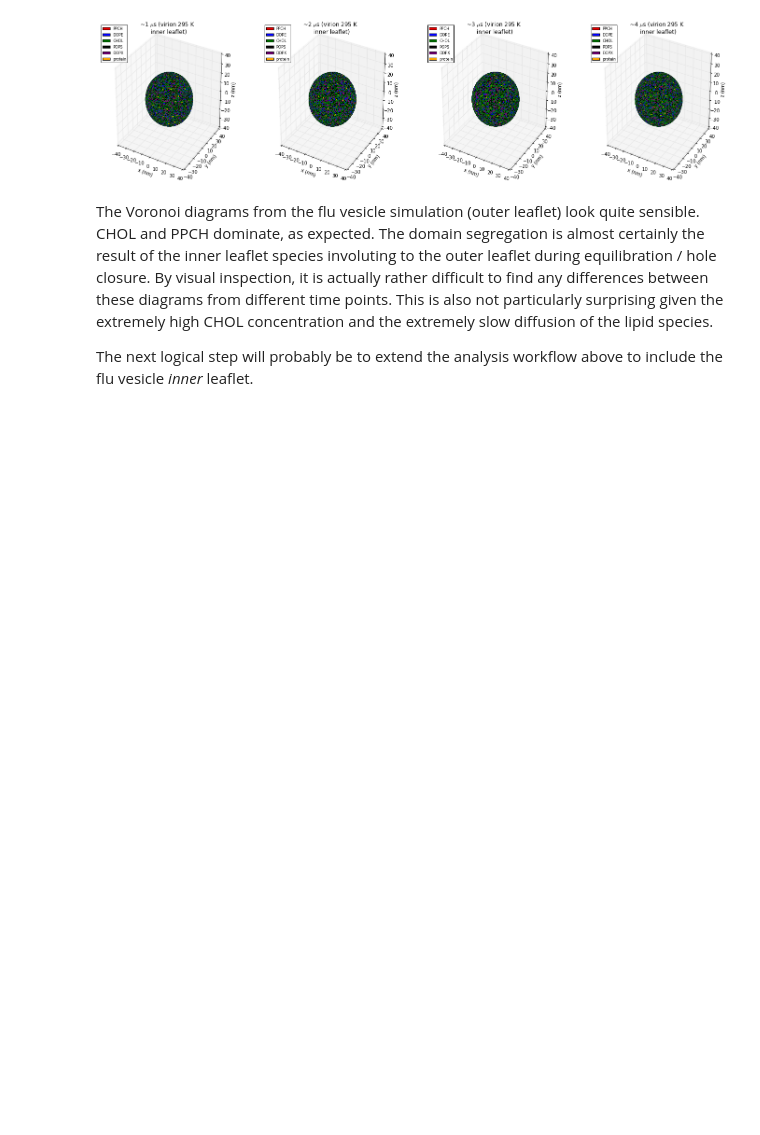
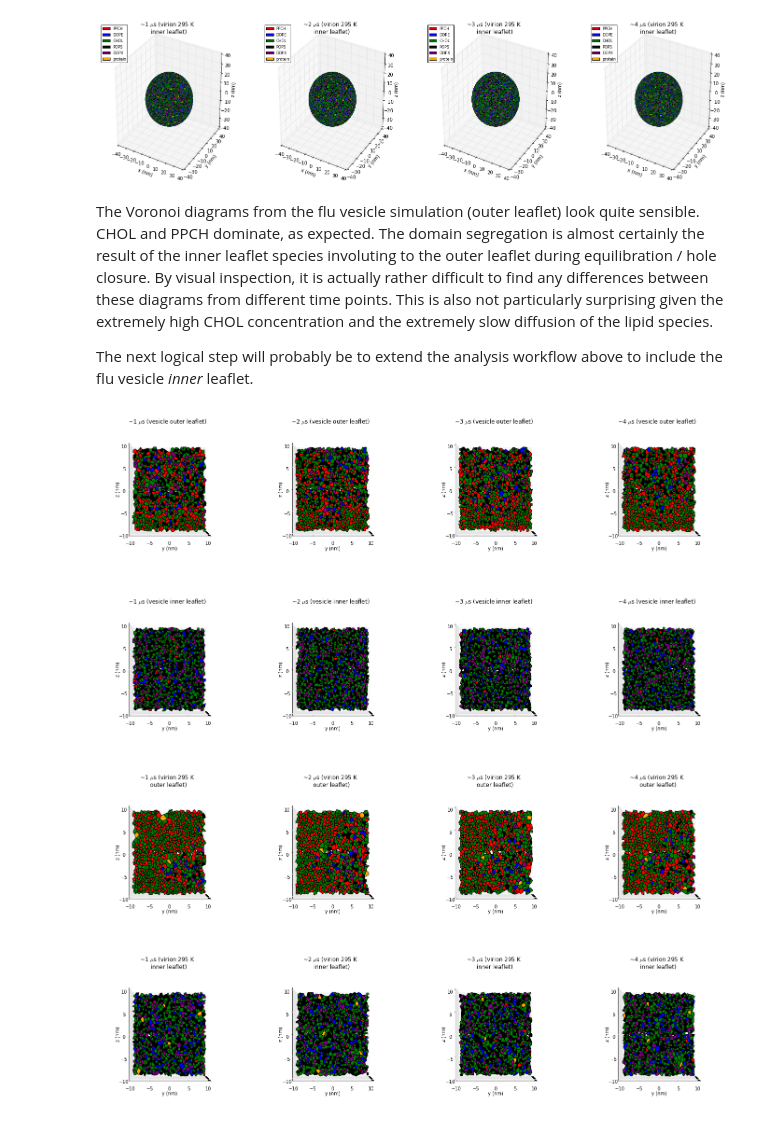
Before and after one commit to tylerjereddy/viral_voronoi_analysis, a Jupyter notebook: spherical_Voronoi_virus_analysis.ipynb, the cells around one changed output. Saved outputs shown, nothing was run; the diff lists cells and outputs as text; code cells hidden in the pictures; blank space fills up the shorter version.

```diff
--- a/spherical_Voronoi_virus_analysis.ipynb
+++ b/spherical_Voronoi_virus_analysis.ipynb
@@ -802,3 +785,26 @@ voronoi_analysis_library.plot_sample_Voronoi_diagrams(fig6,list_voronoi_indices,
 The Voronoi diagrams from the flu vesicle simulation (outer leaflet) look quite sensible. CHOL and PPCH dominate, as expected. The domain segregation is almost certainly the result of the inner leaflet species involuting to the outer leaflet during equilibration / hole closure. By visual inspection, it is actually rather difficult to find any differences between these diagrams from different time points. This is also not particularly surprising given the extremely high CHOL concentration and the extremely slow diffusion of the lipid species.
 
 The next logical step will probably be to extend the analysis workflow above to include the flu vesicle *inner* leaflet.
+# %%
+#plot matching zoom-in views of Voronoi diagrams (so Voronoi cells can be seen more clearly)
+#sim33 outer leaflet:
+fig7 = plt.figure()
+list_voronoi_indices = [7,17,27,37]
+voronoi_analysis_library.plot_sample_Voronoi_diagrams_zoom(fig7,list_voronoi_indices,'voronoi_cell_list_vertex_arrays','vesicle outer leaflet',dictionary_headgroup_data)
+#sim33 inner leaflet:
+fig8 = plt.figure()
+list_voronoi_indices = [7,17,27,37]
+voronoi_analysis_library.plot_sample_Voronoi_diagrams_zoom(fig8,list_voronoi_indices,'voronoi_cell_list_vertex_arrays_inner_leaflet','vesicle inner leaflet',dictionary_headgroup_data)
+#sim35 outer leaflet:
+fig9 = plt.figure()
+list_voronoi_indices = [10,20,30,40]
+voronoi_analysis_library.plot_sample_Voronoi_diagrams_zoom(fig9,list_voronoi_indices,'voronoi_cell_list_vertex_arrays','virion 295 K\n outer leaflet',sim35_dictionary_headgroup_data)
+#sim35 inner leaflet:
+fig10 = plt.figure()
+list_voronoi_indices = [10,20,30,40]
+voronoi_analysis_library.plot_sample_Voronoi_diagrams_zoom(fig10,list_voronoi_indices,'voronoi_cell_list_vertex_arrays_inner_leaflet','virion 295 K\n inner leaflet',sim35_dictionary_headgroup_data)
+# %% [output]
+[figure, added]
+[figure, added]
+[figure, added]
+[figure, added]
```
Also changed, not shown: parts of 2 cells of this notebook, 1 other file.
